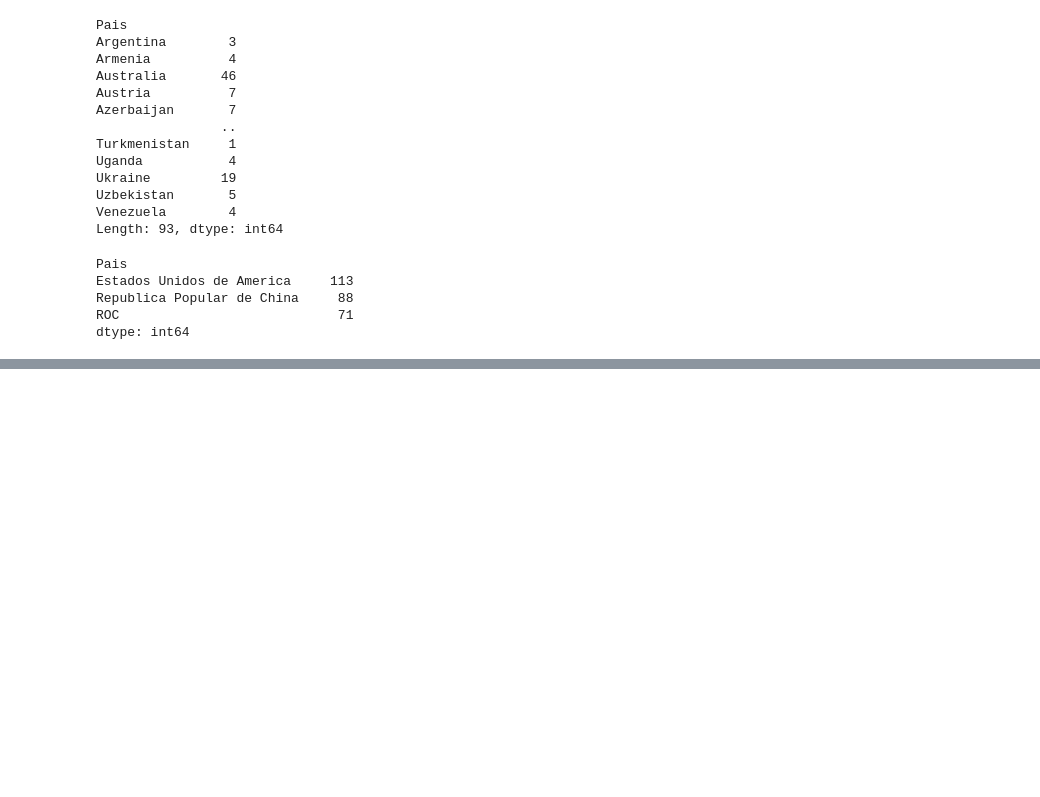
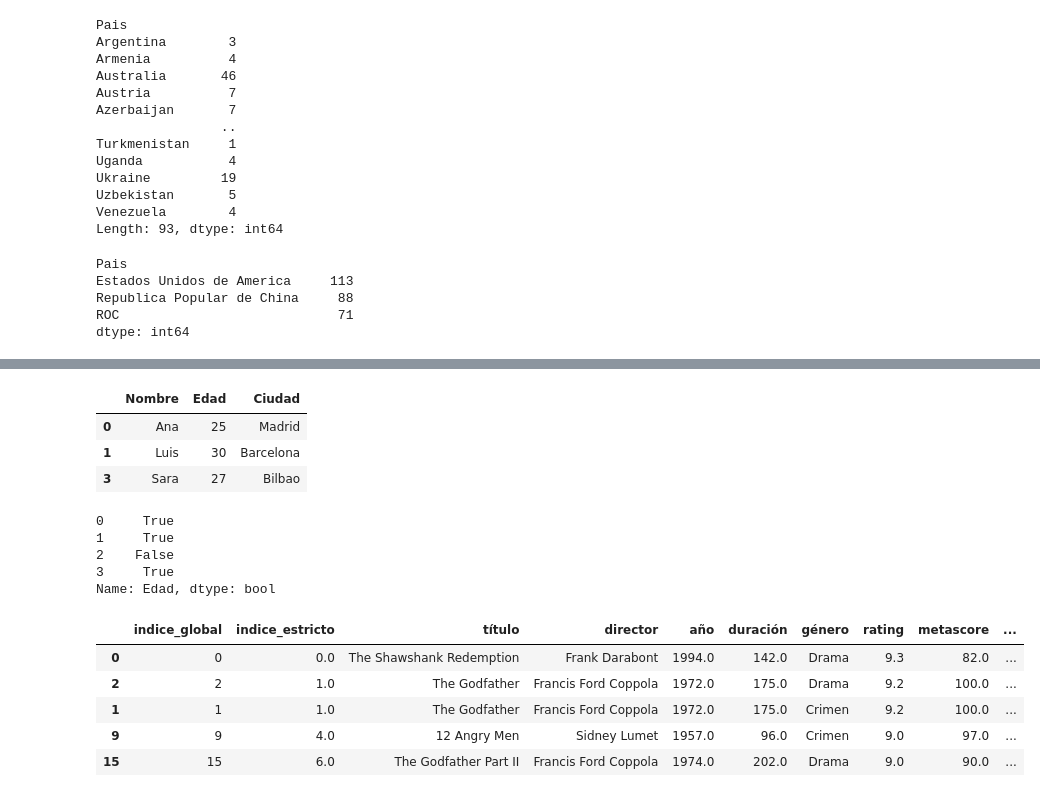
Before and after one commit to Bernardo-Mata/python-data-science, a Jupyter notebook: pandas.ipynb, the cells around one changed output, grey strips where cells are left out. Cells and saved outputs as stored; diff of their text form; code cells hidden in the pictures; blank space fills up the shorter version.

```diff
--- a/pandas.ipynb
+++ b/pandas.ipynb
@@ -726,0 +812,66 @@ dtype: int64
+# %%
+"""
+Dado el DataFrame df con columnas Nombre, Edad y Ciudad,
+ como se mostró en la lección,
+ escribe un código para filtrar las filas que contienen personas de
+ 25 años o más. Asegurate de guardar en el dataframe filtrado en una
+ variable llamada: df_filtrado
+"""
+# Datos proporcionados
+data = {
+    'Nombre': ['Ana', 'Luis', 'Carlos', 'Sara'],
+    'Edad': [25, 30, 22, 27],
+    'Ciudad': ['Madrid', 'Barcelona', 'Valencia', 'Bilbao']
+}
+
+df = pd.DataFrame(data)
+df_filtrado = df[df['Edad'] >=25]
+df_filtrado
+# %% [output]
+|  | Nombre | Edad | Ciudad |
+| 0 | Ana | 25 | Madrid |
+| 1 | Luis | 30 | Barcelona |
+| 3 | Sara | 27 | Bilbao |
+# %%
+'''
+Partiendo del DataFrame df mencionado anteriormente:
+Realiza las siguientes operaciones:
+
+Crea un dataframe llamado df
+
+Agrega una nueva columna llamada Edad_en_10_años que contenga
+ la edad de las personas dentro de 10 años.
+
+Modifica la columna Ciudad para que todas las ciudades estén en mayúsculas.
+
+Crea una nueva columna Es_Mayor_de_25 que contenga valores booleanos:
+True si la persona tiene 25 años o más, y False en caso contrario.
+'''
+data = {
+    'Nombre': ['Ana', 'Luis', 'Carlos', 'Sara'],
+    'Edad': [25, 30, 22, 27],
+    'Ciudad': ['Madrid', 'Barcelona', 'Valencia', 'Bilbao']
+}
+df = pd.DataFrame(data)
+df['Ciudad'] = df['Ciudad'].str.upper()
+Edad_en_10_años = df['Edad'] + 10
+#Edad_en_10_años
+Es_Mayor_de_25 = df['Edad'] >= 25
+Es_Mayor_de_25
+# %% [output]
+0     True
+1     True
+2    False
+3     True
+Name: Edad, dtype: bool
+# %%
+df = pd.read_csv('dataFrames\Top-Películas.csv')
+df_ordenado = df.sort_values(by='rating', ascending=False)
+df_ordenado.head()
+# %% [output]
+|  | indice_global | indice_estricto | título | director | año | duración | género | rating | metascore | ... |
+| 0 | 0 | 0.0 | The Shawshank Redemption | Frank Darabont | 1994.0 | 142.0 | Drama | 9.3 | 82.0 | ... |
+| 2 | 2 | 1.0 | The Godfather | Francis Ford Coppola | 1972.0 | 175.0 | Drama | 9.2 | 100.0 | ... |
+| 1 | 1 | 1.0 | The Godfather | Francis Ford Coppola | 1972.0 | 175.0 | Crimen | 9.2 | 100.0 | ... |
+| 9 | 9 | 4.0 | 12 Angry Men | Sidney Lumet | 1957.0 | 96.0 | Crimen | 9.0 | 97.0 | ... |
+| 15 | 15 | 6.0 | The Godfather Part II | Francis Ford Coppola | 1974.0 | 202.0 | Drama | 9.0 | 90.0 | ... |
```
Also changed, not shown: parts of 19 cells of this notebook.
